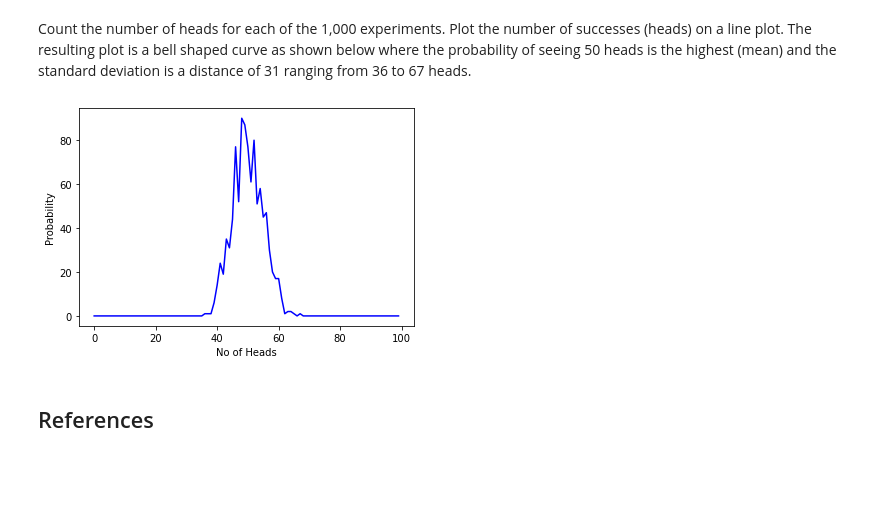
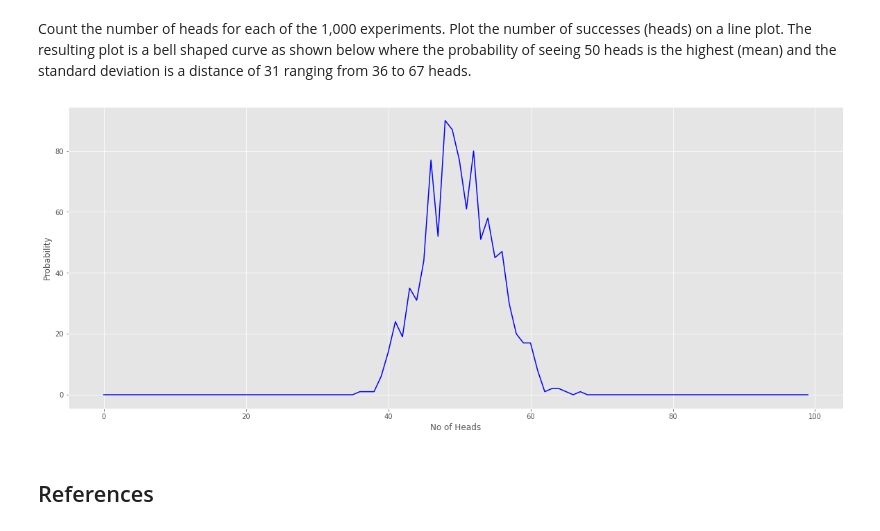
Before and after one commit to nmanley73/Tasks-Fundamentals, a Jupyter notebook: Tasks-Fundamentals.ipynb, the cells around one changed output. Saved outputs shown, nothing was run; the diff lists cells and outputs as text; code cells hidden in the pictures; blank space fills up the shorter version.

```diff
--- a/Tasks-Fundamentals.ipynb
+++ b/Tasks-Fundamentals.ipynb
@@ -100,9 +100,16 @@ The numpy.random function randint is used to simulate the rolling one dice. It c
 import numpy as np
 import matplotlib.pyplot as plt
 
+# make plot tidier
+plt.style.use("ggplot")
+# make plot bigger
+plt.rcParams['figure.figsize'] = (20,8)
+
 # Use random.randint function
 y = np.random.randint(1, 7, size = 1000)
 
 # show histogram of output
-plt.hist(y, bins = np.linspace(0.5, 6.5, 7));
+sns.displot(y);
+
+#plt.hist(y, bins = np.linspace(0.5, 6.5, 7));
 # %% [output]
@@ -249,24 +256,29 @@ Count the number of heads for each of the 1,000 experiments. Plot the number of
 # %%
 # import libraries
 import numpy as np
 import matplotlib.pyplot as plt
 import seaborn as sns
+
+# make plot tidier
+plt.style.use("ggplot")
+# make plot bigger
+plt.rcParams['figure.figsize'] = (20,8)
 
 np.random.seed(42)
 # assign values to no. of trials and probability
 n=100
 p=0.5
 # repeat the experiment 1000 times
 size=1000
 # binomial methos to flip the coin
 x=np.random.binomial(n, p, size)
 
 bc=[np.equal(x,i).sum() for i in range(n)]
 plt.plot(list(range(n)), bc, color='blue')
 plt.xlabel('No of Heads')
 plt.ylabel('Probability');
 # %% [output]
-[figure, old version]
+[figure, new version]
 # %% [markdown]
 ## References
 # %% [markdown]
```
Also changed, not shown: parts of 9 cells of this notebook.
